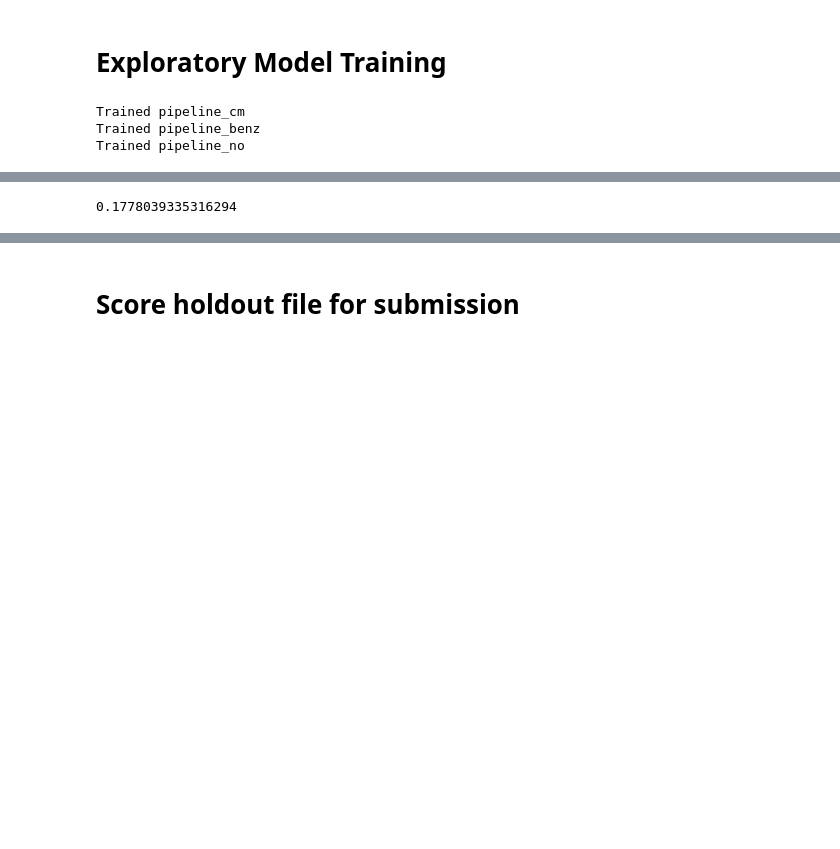
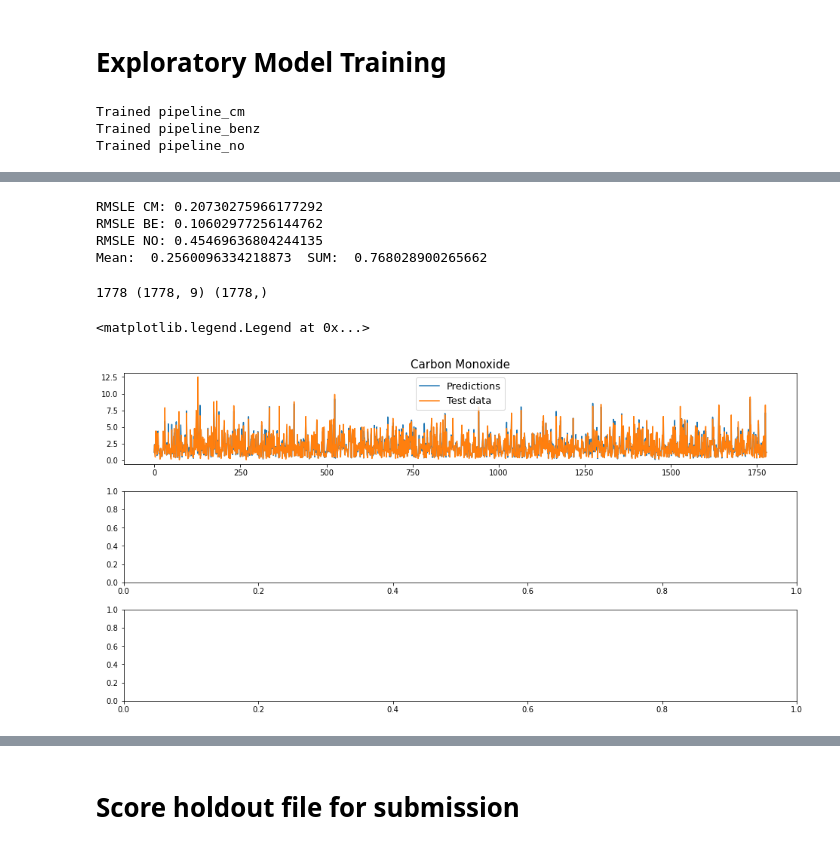
Before and after one commit to lokijota/kagglejota, a Jupyter notebook: Tabular Playground Series - Jul 2021 - Air Polution/exploration.ipynb, the cells around one changed output, grey strips where cells are left out. Drawn from its saved outputs; the diff is of its cells as text; code cells hidden in the pictures; blank space fills up the shorter version.

```diff
--- a/Tabular Playground Series - Jul 2021 - Air Polution/exploration.ipynb
+++ b/Tabular Playground Series - Jul 2021 - Air Polution/exploration.ipynb
@@ -106,0 +166,16 @@ single_column_data
+# %%
+#filter only the columns we want to process for outliers - version 3: don't remove outliers, set them to max/min of the column
+data = pd.read_csv('data/train.csv')
+
+features = data[["sensor_1","sensor_2","sensor_3","sensor_4","sensor_5"]]
+
+Q1 = features.quantile(0.25)
+Q3 = features.quantile(0.75)
+IQR = Q3 - Q1
+lower_bounds = Q1 - 1.5 * IQR
+upper_bounds = Q3 + 1.5 * IQR
+
+data[["sensor_1","sensor_2","sensor_3","sensor_4","sensor_5"]] = data[["sensor_1","sensor_2","sensor_3","sensor_4","sensor_5"]].clip_lower(lower_bounds, axis=1)
+data[["sensor_1","sensor_2","sensor_3","sensor_4","sensor_5"]] = data[["sensor_1","sensor_2","sensor_3","sensor_4","sensor_5"]].clip_upper(upper_bounds, axis=1)
+
+# this sort of worked - score 0.24868,an improvement of your previous score of 0.25181
@@ -123,6 +284,6 @@ def NumPyRMSLE(y_true:list, y_pred:list) -> float:
 # %%
 from sklearn.base import TransformerMixin, BaseEstimator
-from sklearn_pandas import DataFrameMapper
+#from sklearn_pandas import DataFrameMapper
 
 class DateFormatter(TransformerMixin):
 
@@ -155,13 +316,13 @@ class DateTransformer(TransformerMixin, BaseEstimator):
             #result['month'] = [dt.month for dt in result[colname]]
             #result['day'] = [dt.day for dt in result[colname]]
             result['hour'] = [dt.hour for dt in result[colname]]
-            result['weekday'] = [dt.weekday() for dt in result[colname]]
-            #return result[['hour', 'day', 'month', 'year', 'weekday']]
-            return result[['hour', 'weekday']]
+            result['day_of_week'] = [dt.dayofweek for dt in result[colname]] #weekday()
+            result['week_of_year'] = [dt.isocalendar()[1] for dt in result[colname]] #dt.strftime("%W")
+            result['is_weekend'] = [int(dt.dayofweek >= 5) for dt in result[colname]]
+            return result[['hour', 'day_of_week', 'week_of_year', 'is_weekend']]
 
     def get_feature_names(self):
-            #return ['hour', 'day', 'month', 'year', 'weekday']
-            return ['hour', 'weekday']
+            return ['hour', 'day_of_week', 'week_of_year', 'is_weekend']
 # %%
 from interpret.glassbox import ExplainableBoostingRegressor
 from sklearn.model_selection import train_test_split
@@ -221,12 +435,46 @@ pred_cm = pipeline_cm.predict(X_test) #[numerical_columns]
 pred_benz = pipeline_benz.predict(X_test)
 pred_no = pipeline_no.predict(X_test)
 
+#pred_cm = log_target_transform_cm.predict(X_test)
+#pred_benz = log_target_transform_benz.predict(X_test)
+#pred_no = log_target_transform_no.predict(X_test)
+
+
 # https://stackoverflow.com/questions/57839824/how-to-pre-process-the-data-to-calculate-root-mean-squared-logarithmic-error
-# this fails if negative predictions < -1.0
+# this fails if negative predictions < -1.0 / keeps happening with no
 error_cm = NumPyRMSLE(y_test[target_columns[0]].tolist(), pred_cm.tolist())   # mean_squared_log_error(y_test[target_columns[0]], pred_cm)
 error_benz = NumPyRMSLE(y_test[target_columns[1]].tolist(), pred_benz.tolist())
 error_no = NumPyRMSLE(y_test[target_columns[2]].tolist(), pred_no.tolist())
 
-print((error_cm + error_benz + error_no)/3)
+print("RMSLE CM:", error_cm)
+print("RMSLE BE:",error_benz)
+print("RMSLE NO:",error_no)
+print("Mean: ", ((error_cm + error_benz + error_no)/3), " SUM: ", error_cm + error_benz + error_no)
 # %% [output]
-0.1778039335316294
+RMSLE CM: 0.20730275966177292
+RMSLE BE: 0.10602977256144762
+RMSLE NO: 0.45469636804244135
+Mean:  0.2560096334218873  SUM:  0.768028900265662
+# %%
+preds = pd.DataFrame(pred_no)
+preds[preds[0] < 0]
+y_test.iloc[701] #bam - previsão negativa quando target_benzene = 0.1 ... os sensores devem estar todos a dar raia também.
+
+print(pred_cm.shape[0], X_test.shape, y_test[target_columns[0]].shape)
+#y_test[target_columns[0]].shape
+# %% [output]
+1778 (1778, 9) (1778,)
+# %%
+fig, axs = plt.subplots(ncols=1, nrows=3, figsize=(16, 8))
+plt.set_cmap("Set2")
+plt.subplots_adjust(hspace = 0.3)
+
+axs[0].plot(pred_cm, label="Predictions")
+axs[0].plot(np.arange(0, pred_cm.shape[0], 1), y_test[target_columns[0]], label="Test data")
+axs[i].set_title("Carbon Monoxide", fontsize=15)
+axs[0].legend(fontsize=13)
+
+# faltam os outros dois -- mas isto com shuffle não serve de nada
+# %% [output]
+<matplotlib.legend.Legend at 0x...>
+[figure, added]
```
Also changed, not shown: parts of 25 cells of this notebook, 4 other files.
